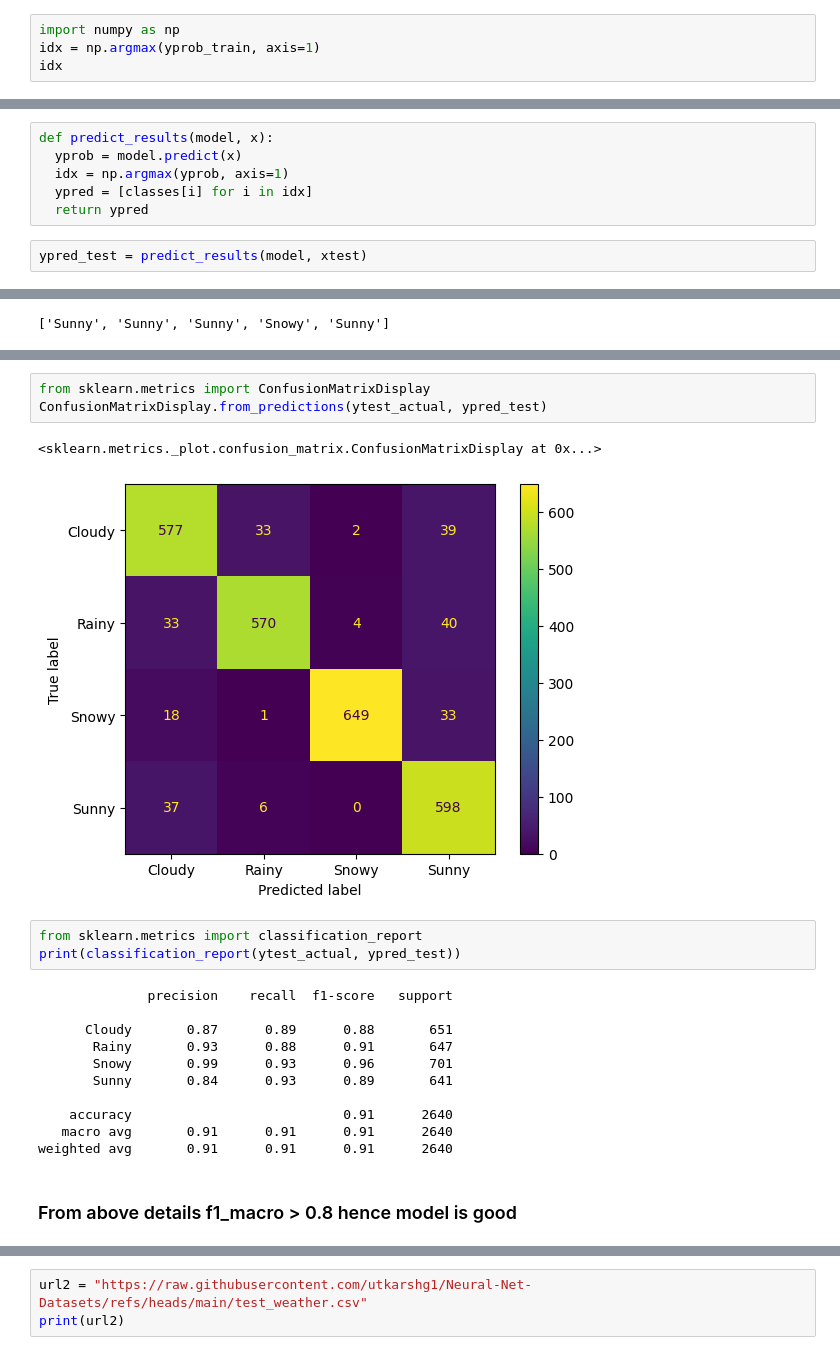
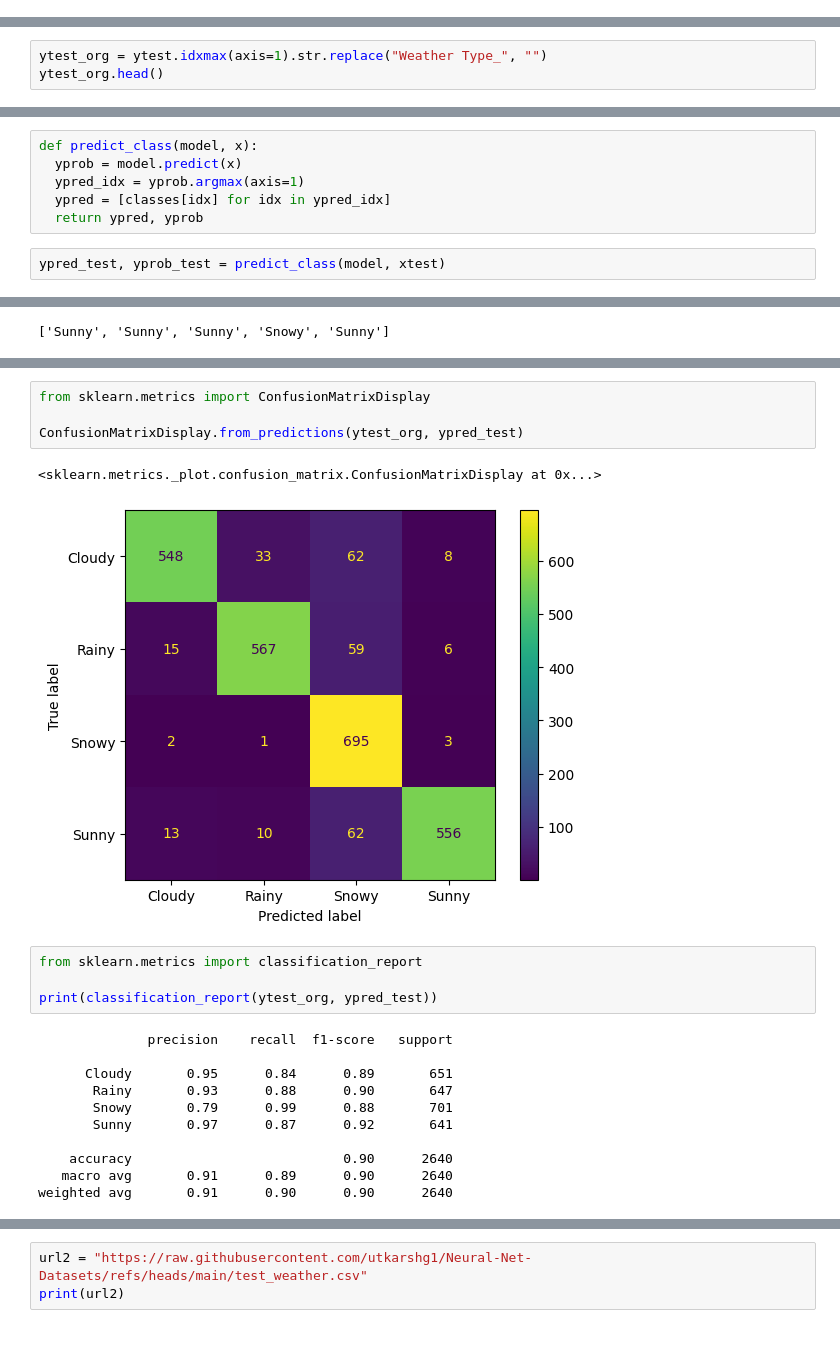
Before and after one commit to utkarshg1/Test1, a Jupyter notebook: Multiclass_classification_with_Keras.ipynb, the cells around one changed output, grey strips where cells are left out. Cells and saved outputs as stored; diff of their text form.

```diff
--- a/Multiclass_classification_with_Keras.ipynb
+++ b/Multiclass_classification_with_Keras.ipynb
@@ -363,4 +372,0 @@ classes
-# %%
-import numpy as np
-idx = np.argmax(yprob_train, axis=1)
-idx
@@ -397,0 +403,3 @@ ytest_actual[0:5]
+# %%
+ytest_org = ytest.idxmax(axis=1).str.replace("Weather Type_", "")
+ytest_org.head()
@@ -398,10 +414,10 @@ ytest_actual[0:5]
 # %%
-def predict_results(model, x):
+def predict_class(model, x):
   yprob = model.predict(x)
-  idx = np.argmax(yprob, axis=1)
-  ypred = [classes[i] for i in idx]
-  return ypred
+  ypred_idx = yprob.argmax(axis=1)
+  ypred = [classes[idx] for idx in ypred_idx]
+  return ypred, yprob
 # %%
-ypred_test = predict_results(model, xtest)
+ypred_test, yprob_test = predict_class(model, xtest)
 # %% [output]
 83/83 ━━━━━━━━━━━━━━━━━━━━ 0s 5ms/step
@@ -418,22 +446,22 @@ ytest_actual[0:5]
 # %%
 from sklearn.metrics import ConfusionMatrixDisplay
-ConfusionMatrixDisplay.from_predictions(ytest_actual, ypred_test)
+
+ConfusionMatrixDisplay.from_predictions(ytest_org, ypred_test)
 # %% [output]
 <sklearn.metrics._plot.confusion_matrix.ConfusionMatrixDisplay at 0x...>
-[figure, old version]
+[figure, new version]
 # %%
 from sklearn.metrics import classification_report
-print(classification_report(ytest_actual, ypred_test))
+
+print(classification_report(ytest_org, ypred_test))
 # %% [output]
               precision    recall  f1-score   support
 
-      Cloudy       0.87      0.89      0.88       651
-       Rainy       0.93      0.88      0.91       647
-       Snowy       0.99      0.93      0.96       701
-       Sunny       0.84      0.93      0.89       641
+      Cloudy       0.95      0.84      0.89       651
+       Rainy       0.93      0.88      0.90       647
+       Snowy       0.79      0.99      0.88       701
+       Sunny       0.97      0.87      0.92       641
 
-    accuracy                           0.91      2640
-   macro avg       0.91      0.91      0.91      2640
-weighted avg       0.91      0.91      0.91      2640
+    accuracy                           0.90      2640
+   macro avg       0.91      0.89      0.90      2640
+weighted avg       0.91      0.90      0.90      2640
-# %% [markdown]
-### From above details f1_macro > 0.8 hence model is good
```
Also changed, not shown: parts of 75 cells of this notebook.
